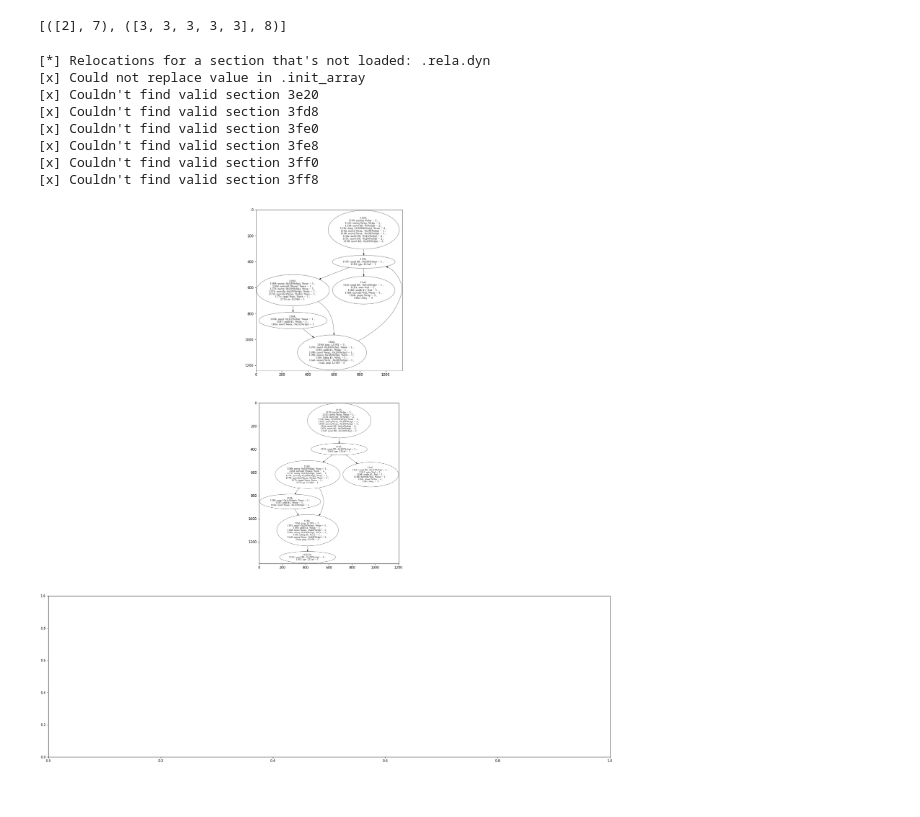
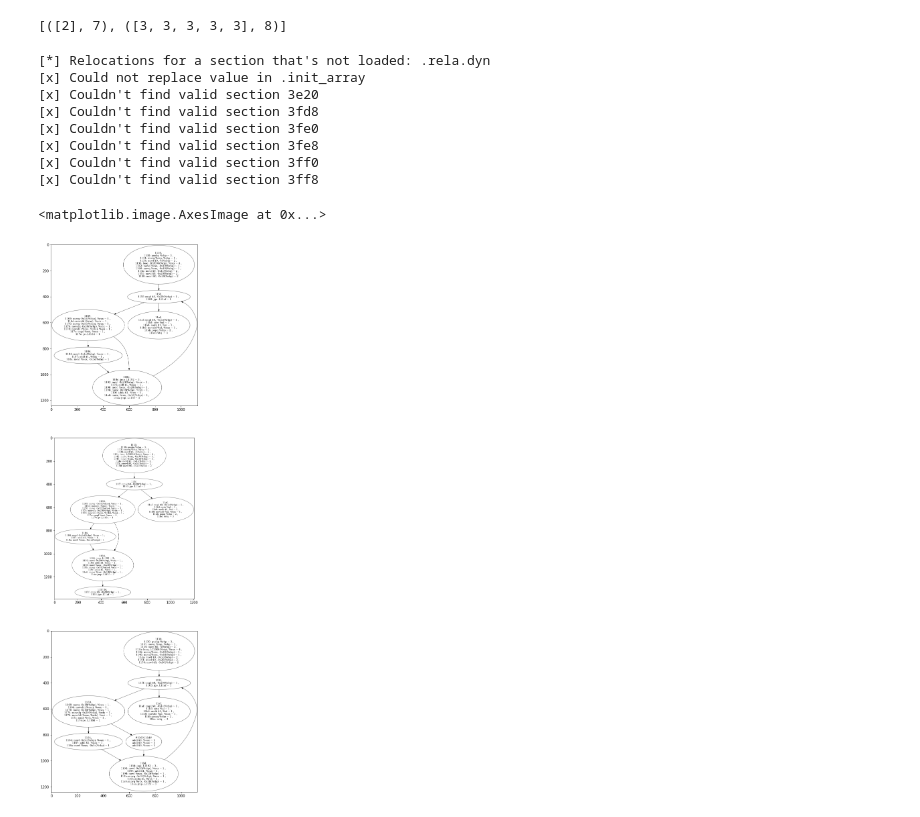
Before and after one commit to DBGilles/NemesisRetroWrite, a Jupyter notebook: retrowrite/rwtools/nemesis/samples_notebooks/8.0-password_comparison.ipynb, the cells around one changed output. Cells and saved outputs as stored; diff of their text form; code cells hidden in the pictures.

```diff
--- a/retrowrite/rwtools/nemesis/samples_notebooks/8.0-password_comparison.ipynb
+++ b/retrowrite/rwtools/nemesis/samples_notebooks/8.0-password_comparison.ipynb
@@ -145,31 +143,35 @@ from rwtools.nemesis.graph.utils import create_graph_structure
 from rwtools.nemesis.graph.utils import to_img
 from rwtools.nemesis.graph.balance import balance_branching_point
 
 
 outputfile = "./password_comparison/password_comparison_rw.s"
 loader, rw = setup(binary, outputfile)
 function_names = loader.container.function_names
 nodes, graph = create_graph_structure(loader.container, "main")
 fig, axs = plt.subplots(3, figsize=(30, 30))
 
 control_flow_graph = ControlFlowGraph(nodes=nodes, graph=graph)
 
 control_flow_graph.merge_consecutive_nodes()
 axs[0].imshow(to_img(graph))
 
 
 control_flow_graph.unwind_graph()
 
 axs[1].imshow(to_img(graph))
 control_flow_graph.insert_nodes()
 target_node = control_flow_graph.get_node('1169')
+balance_branching_point(control_flow_graph, target_node)
+control_flow_graph.restore_cycles()
+axs[2].imshow(to_img(graph))
 # %% [output]
 [*] Relocations for a section that's not loaded: .rela.dyn
 [x] Could not replace value in .init_array
 [x] Couldn't find valid section 3e20
 [x] Couldn't find valid section 3fd8
 [x] Couldn't find valid section 3fe0
 [x] Couldn't find valid section 3fe8
 [x] Couldn't find valid section 3ff0
 [x] Couldn't find valid section 3ff8
+<matplotlib.image.AxesImage at 0x...>
-[figure, old version]
+[figure, new version]
```
Also changed, not shown: parts of 1 cell of this notebook, 7 other files.
